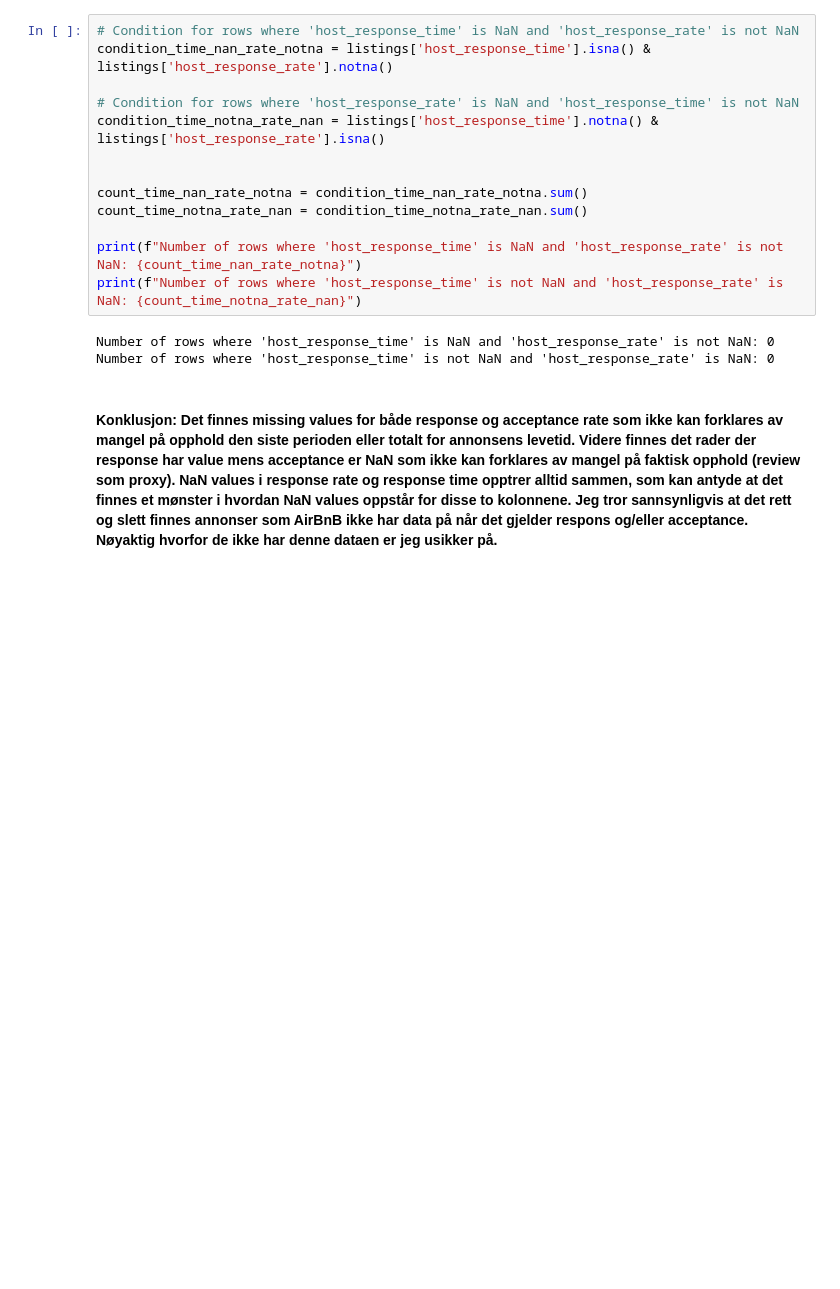
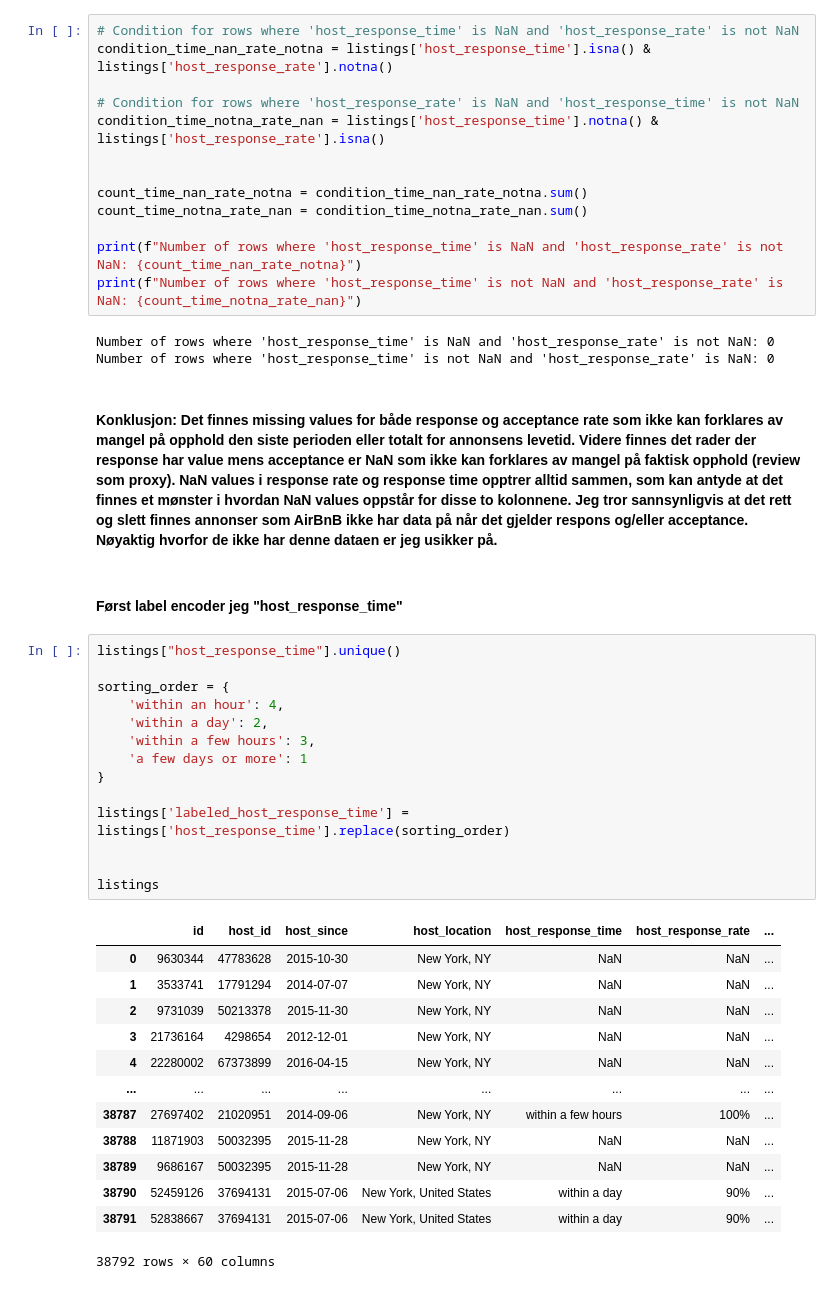
Before and after one commit to heidiwiest/tdt4259-main, a Jupyter notebook: eda_response_acceptance_rate.ipynb, the cells around one changed output. Saved outputs shown, nothing was run; the diff lists cells and outputs as text; blank space fills up the shorter version.

```diff
--- a/eda_response_acceptance_rate.ipynb
+++ b/eda_response_acceptance_rate.ipynb
@@ -178,3 +182,33 @@ Number of rows where 'host_response_time' is NaN and 'host_response_rate' is not
 Number of rows where 'host_response_time' is not NaN and 'host_response_rate' is NaN: 0
 # %% [markdown]
 #### Konklusjon: Det finnes missing values for både response og acceptance rate som ikke kan forklares av mangel på opphold den siste perioden eller totalt for annonsens levetid. Videre finnes det rader der response har value mens acceptance er NaN som ikke kan forklares av mangel på faktisk opphold (review som proxy). NaN values i response rate og response time opptrer alltid sammen, som kan antyde at det finnes et mønster i hvordan NaN values oppstår for disse to kolonnene. Jeg tror sannsynligvis at det rett og slett finnes annonser som AirBnB ikke har data på når det gjelder respons og/eller acceptance. Nøyaktig hvorfor de ikke har denne dataen er jeg usikker på.
+# %% [markdown]
+#### Først label encoder jeg "host_response_time"
+# %%
+listings["host_response_time"].unique()
+
+sorting_order = {
+    'within an hour': 4,
+    'within a day': 2,
+    'within a few hours': 3,
+    'a few days or more': 1
+}
+
+listings['labeled_host_response_time'] = listings['host_response_time'].replace(sorting_order)
+
+
+listings
+# %% [output]
+|  | id | host_id | host_since | host_location | host_response_time | host_response_rate | ... |
+| 0 | 9630344 | 47783628 | 2015-10-30 | New York, NY | NaN | NaN | ... |
+| 1 | 3533741 | 17791294 | 2014-07-07 | New York, NY | NaN | NaN | ... |
+| 2 | 9731039 | 50213378 | 2015-11-30 | New York, NY | NaN | NaN | ... |
+| 3 | 21736164 | 4298654 | 2012-12-01 | New York, NY | NaN | NaN | ... |
+| 4 | 22280002 | 67373899 | 2016-04-15 | New York, NY | NaN | NaN | ... |
+| ... | ... | ... | ... | ... | ... | ... | ... |
+| 38787 | 27697402 | 21020951 | 2014-09-06 | New York, NY | within a few hours | 100% | ... |
+| 38788 | 11871903 | 50032395 | 2015-11-28 | New York, NY | NaN | NaN | ... |
+| 38789 | 9686167 | 50032395 | 2015-11-28 | New York, NY | NaN | NaN | ... |
+| 38790 | 52459126 | 37694131 | 2015-07-06 | New York, United States | within a day | 90% | ... |
+| 38791 | 52838667 | 37694131 | 2015-07-06 | New York, United States | within a day | 90% | ... |
+38792 rows × 60 columns
```
Also changed, not shown: parts of 4 cells of this notebook, 2 other files.
